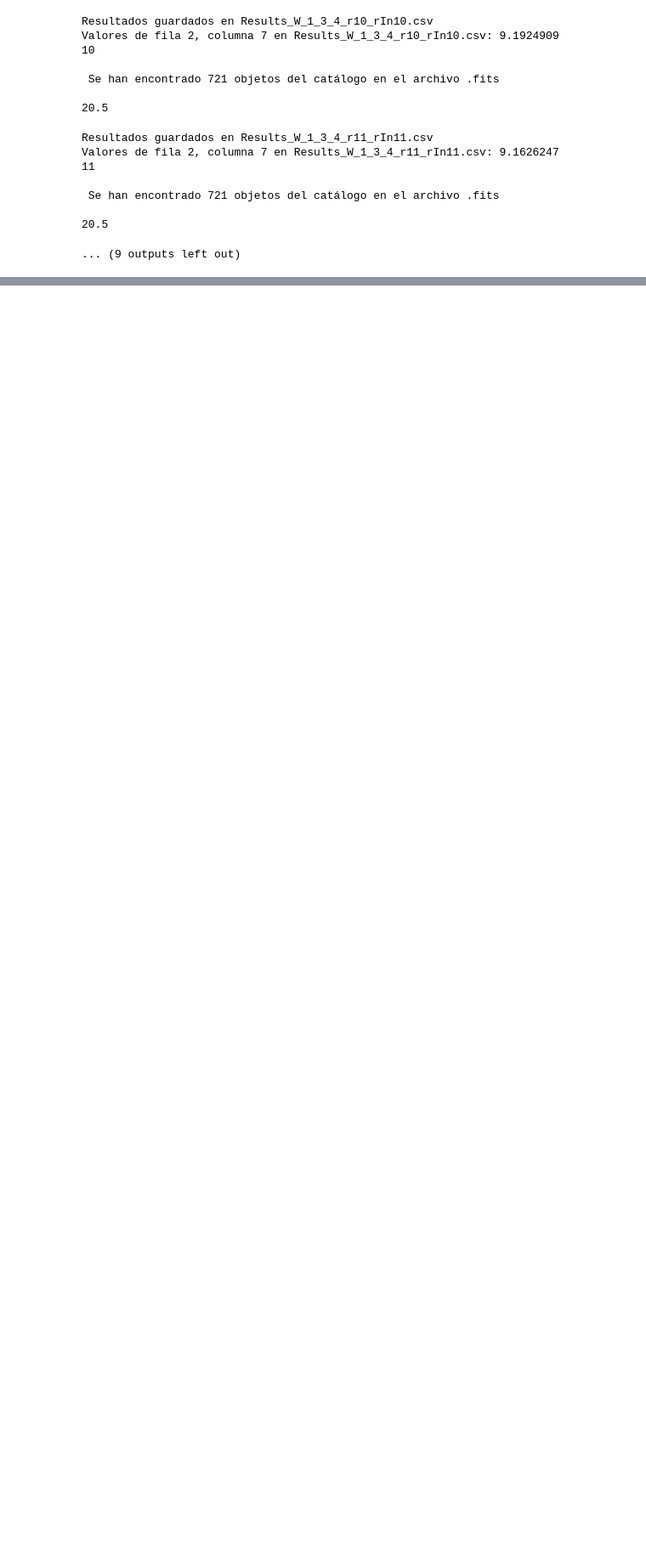
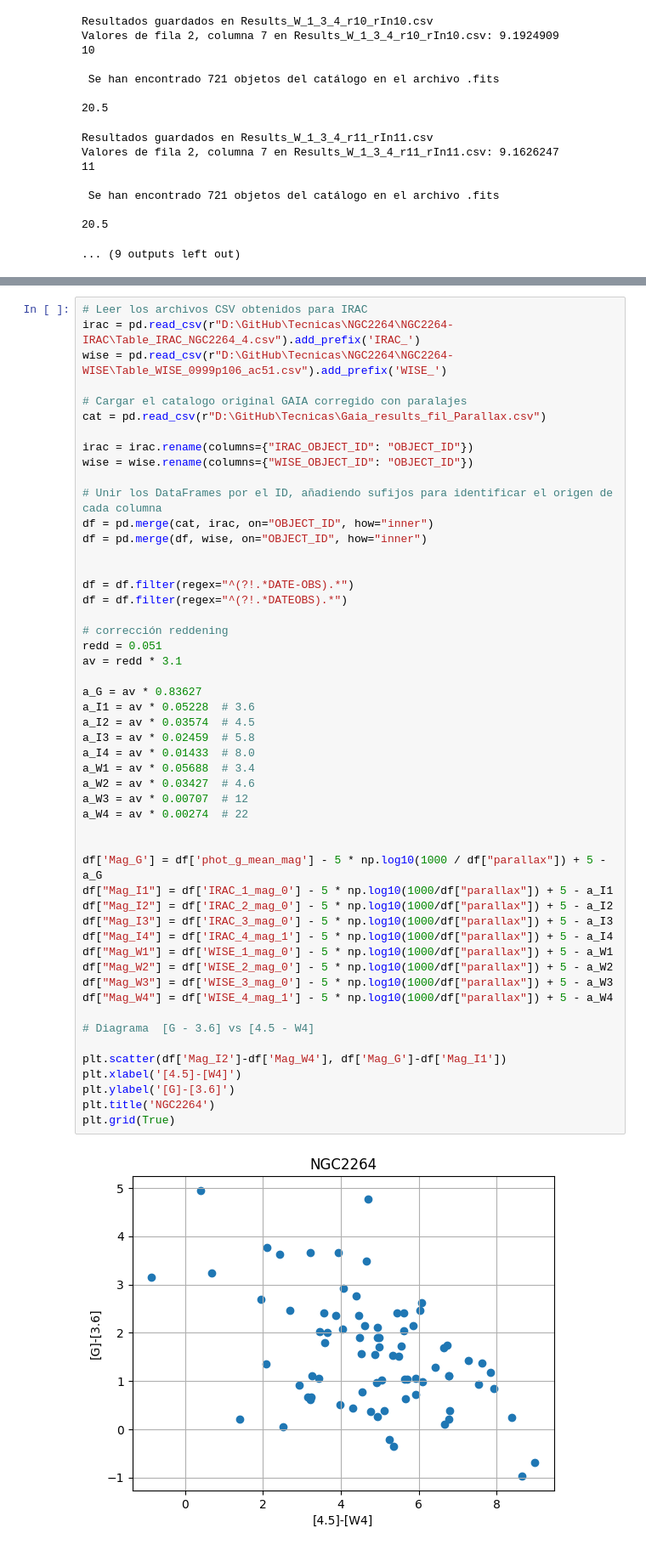
Before and after one commit to eadelgadillom/Catalogo_Estrellas_Jovenes, a Jupyter notebook: cross_matching.ipynb, the cells around one changed output, grey strips where cells are left out. Shown at 85% size. Cells and saved outputs as stored; diff of their text form; blank space fills up the shorter version.

```diff
--- a/cross_matching.ipynb
+++ b/cross_matching.ipynb
@@ -2547 +2719,54 @@ El archivo filtrado ha sido guardado con éxito.
+# %%
+# Leer los archivos CSV obtenidos para IRAC
+irac = pd.read_csv(r"D:\GitHub\Tecnicas\NGC2264\NGC2264-IRAC\Table_IRAC_NGC2264_4.csv").add_prefix('IRAC_')
+wise = pd.read_csv(r"D:\GitHub\Tecnicas\NGC2264\NGC2264-WISE\Table_WISE_0999p106_ac51.csv").add_prefix('WISE_')
+
+# Cargar el catalogo original GAIA corregido con paralajes
+cat = pd.read_csv(r"D:\GitHub\Tecnicas\Gaia_results_fil_Parallax.csv")
+
+irac = irac.rename(columns={"IRAC_OBJECT_ID": "OBJECT_ID"})
+wise = wise.rename(columns={"WISE_OBJECT_ID": "OBJECT_ID"})
+
+# Unir los DataFrames por el ID, añadiendo sufijos para identificar el origen de cada columna
+df = pd.merge(cat, irac, on="OBJECT_ID", how="inner")
+df = pd.merge(df, wise, on="OBJECT_ID", how="inner")
+
+
+df = df.filter(regex="^(?!.*DATE-OBS).*")
+df = df.filter(regex="^(?!.*DATEOBS).*")
+
+# corrección reddening
+redd = 0.051
+av = redd * 3.1
+
+a_G = av * 0.83627
+a_I1 = av * 0.05228  # 3.6
+a_I2 = av * 0.03574  # 4.5
+a_I3 = av * 0.02459  # 5.8
+a_I4 = av * 0.01433  # 8.0
+a_W1 = av * 0.05688  # 3.4
+a_W2 = av * 0.03427  # 4.6
+a_W3 = av * 0.00707  # 12
+a_W4 = av * 0.00274  # 22
+
+
+df['Mag_G'] = df['phot_g_mean_mag'] - 5 * np.log10(1000 / df["parallax"]) + 5 - a_G
+df["Mag_I1"] = df['IRAC_1_mag_0'] - 5 * np.log10(1000/df["parallax"]) + 5 - a_I1
+df["Mag_I2"] = df['IRAC_2_mag_0'] - 5 * np.log10(1000/df["parallax"]) + 5 - a_I2
+df["Mag_I3"] = df['IRAC_3_mag_0'] - 5 * np.log10(1000/df["parallax"]) + 5 - a_I3
+df["Mag_I4"] = df['IRAC_4_mag_1'] - 5 * np.log10(1000/df["parallax"]) + 5 - a_I4
+df["Mag_W1"] = df['WISE_1_mag_0'] - 5 * np.log10(1000/df["parallax"]) + 5 - a_W1
+df["Mag_W2"] = df['WISE_2_mag_0'] - 5 * np.log10(1000/df["parallax"]) + 5 - a_W2
+df["Mag_W3"] = df['WISE_3_mag_0'] - 5 * np.log10(1000/df["parallax"]) + 5 - a_W3
+df["Mag_W4"] = df['WISE_4_mag_1'] - 5 * np.log10(1000/df["parallax"]) + 5 - a_W4
+
+# Diagrama  [G - 3.6] vs [4.5 - W4]
+
+plt.scatter(df['Mag_I2']-df['Mag_W4'], df['Mag_G']-df['Mag_I1'])
+plt.xlabel('[4.5]-[W4]')
+plt.ylabel('[G]-[3.6]')
+plt.title('NGC2264')
+plt.grid(True)
+# %% [output]
+[figure, added]
 # %% [markdown]
```
Also changed, not shown: parts of 23 cells of this notebook, 3 other files.
